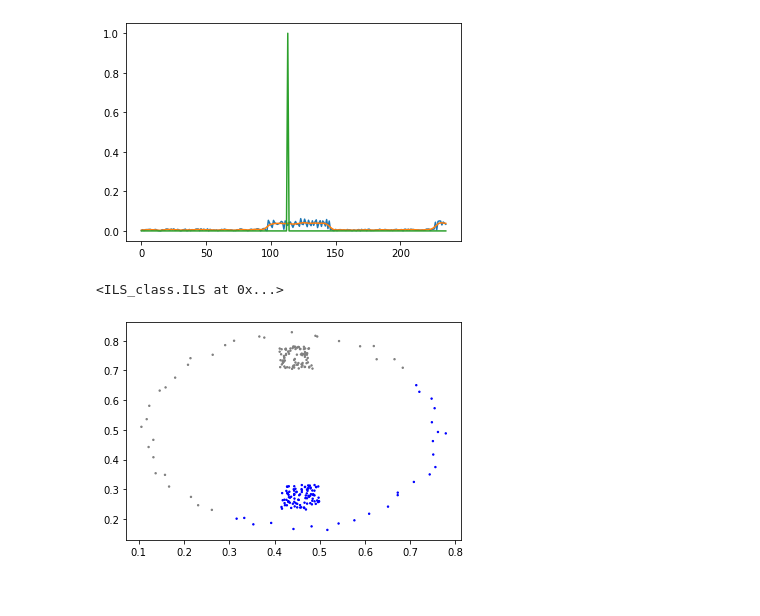
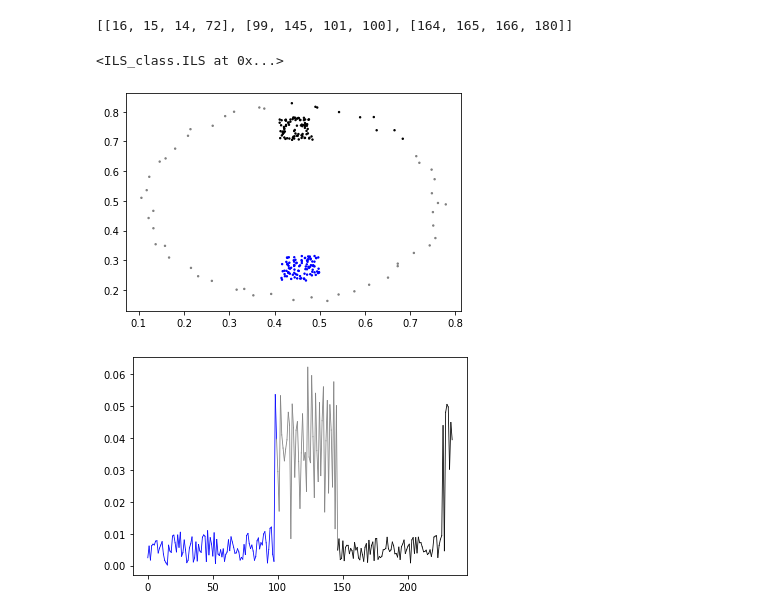
Before and after one commit to kayla-lixinyi/Summer-Project-Advanced-and-Interpretable-Unsupervised-Learning, a Jupyter notebook: Testing/ILS_tests_plots.ipynb, the cells around one changed output. Saved outputs shown, nothing was run; the diff lists cells and outputs as text; code cells hidden in the pictures.

```diff
--- a/Testing/ILS_tests_plots.ipynb
+++ b/Testing/ILS_tests_plots.ipynb
@@ -39,12 +40,14 @@ testILS_n.plot_labels()
 [figure]
 # %%
 test2 = np.array(pd.read_csv(r"Artificial Data sets\zelnik6.csv", header=1))[: ,:-1]
-testILS = ILS(min_cluster_size = 50, plot_rmin = True)
+testILS = ILS(min_cluster_size = 50)
 testILS.fit(test2) # fails to find clusters as there were not defined by peaks
 # %% [output]
-[figure, removed]
-<ILS_class.ILS at 0x...>
+[[16, 15, 14, 72], [99, 145, 101, 100], [164, 165, 166, 180]]
+<ILS_class.ILS at 0x...>
 # %%
 testILS.plot_labels()
+testILS.coloured_rmin()
 # %% [output]
-[figure, old version]
+[figure, new version]
+[figure, added]
```
Also changed, not shown: parts of 4 cells of this notebook, 2 other files.
